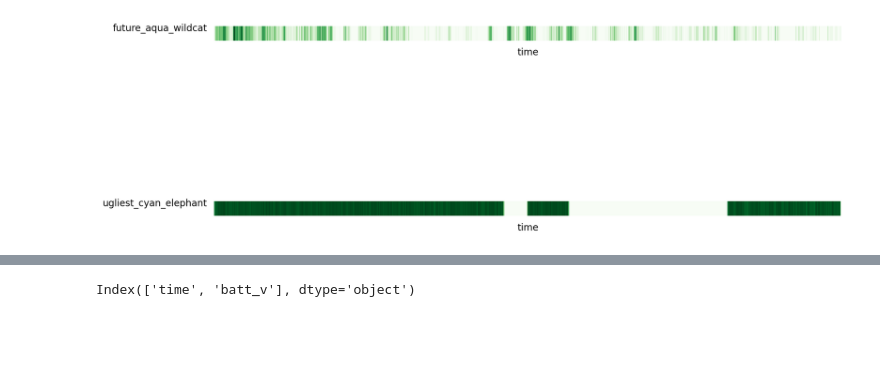
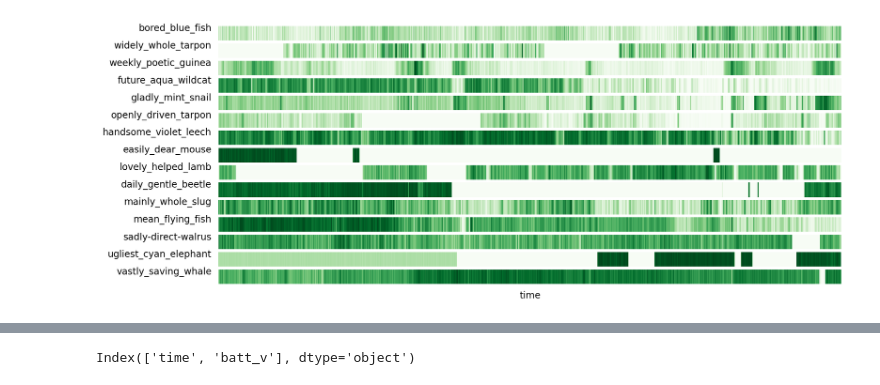
Before and after one commit to timsinashok/floodnet_ugsrp-2023, a Jupyter notebook: 30_days_heatmap.ipynb, the cells around one changed output, grey strips where cells are left out. Drawn from its saved outputs; the diff is of its cells as text; code cells hidden in the pictures; blank space fills up the shorter version.

Commit message:
added data and heatmap for 100 days

```diff
--- a/30_days_heatmap.ipynb
+++ b/30_days_heatmap.ipynb
@@ -40,7 +40,7 @@ for i ,sensor in enumerate(xyz):
     data = dataframes[sensor]
     data['time'] = pd.to_datetime(data['time'])
 
-    data = data[data['gw_1_id'] == 'fngw-10003']
+    #data = data[data['gw_1_id'] == 'eui-343632383e001c00']
 
     if data.shape[0] == 0:
         continue
@@ -76,36 +76,36 @@ for i ,sensor in enumerate(xyz):
     sns.heatmap(pivot_table, cmap='Greens', cbar=False, yticklabels=False, xticklabels=False)
     #plt.xlabel(df['time'].dt.date)
     plt.ylabel(sensor)
     plt.gca().yaxis.label.set(rotation='horizontal', ha='right');
 
     #print(pivot_table.columns)
 
     # Remove the 'dummy' column
     #pivot_table.drop('dummy', inplace=True)
 
     # # Set the position and size of the heatmap
-    heatmap_position = (0.1, i * heatmap_height)
-    heatmap_size = (0.8, heatmap_height)
+    # heatmap_position = (0.1, i * heatmap_height)
+    # heatmap_size = (0.8, heatmap_height)
 
 #     # Draw the heatmap
 #     sns.heatmap(pivot_table, cmap='YlGnBu', cbar=False, ax=ax,
 #                 cbar_ax=None, square=True,
 #                 vmin=0, vmax=1, linewidths=0.5, linecolor='white',
 #                 annot=True, fmt=".1f", annot_kws={"fontsize": 8}, cbar_kws={})
 
 # # # Set the y-axis tick positions and labels
 # tick_positions = [(i * heatmap_height) + (heatmap_height / 2) for i in range(num_dataframes)]
 # tick_labels = [f"Heatmap {i+1}" for i in range(num_dataframes)]
 # ax.set_yticks(tick_positions)
 # ax.set_yticklabels(tick_labels)
 
 # # Set the y-axis label
 # ax.set_ylabel('Heatmaps')
 
 # # Show the plot
 # plt.show()
 # %% [output]
-[figure, old version]
+[figure, new version]
 # %%
 xyz = ['bored_blue_fish',
  'widely_whole_tarpon',
```
Also changed, not shown: parts of 2 cells of this notebook, 56 other files.
